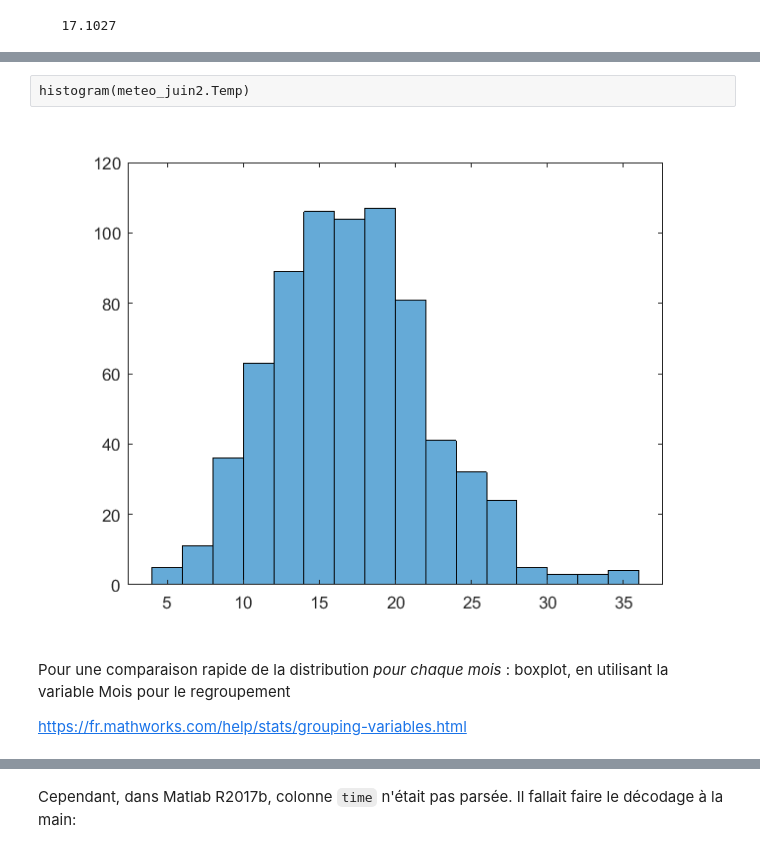
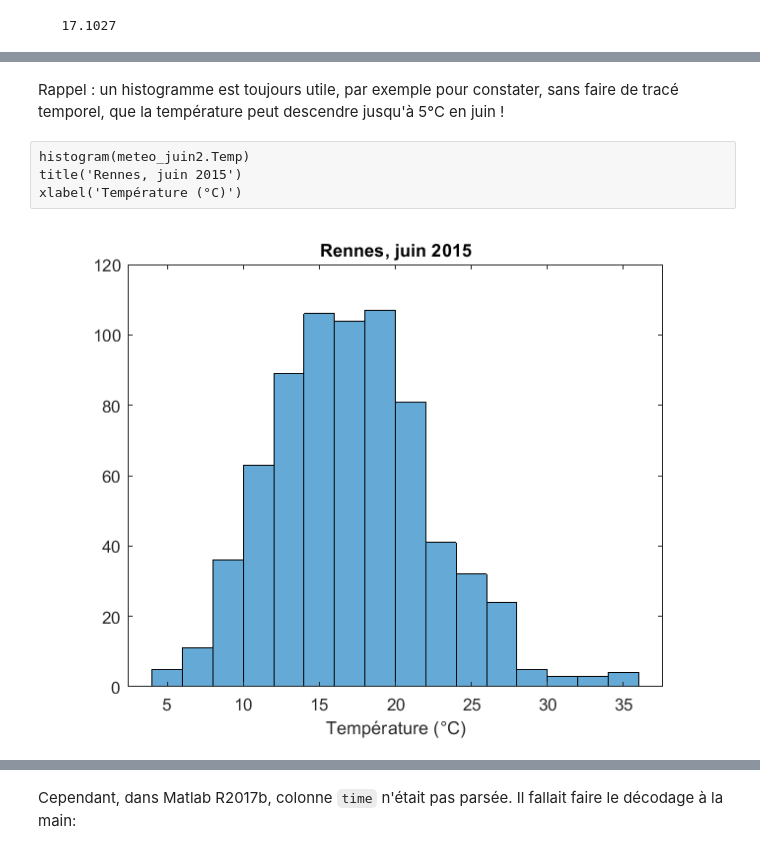
Before and after one commit to pierre-haessig/matlab-data-course, a Jupyter notebook: Matlab exploration/Exploration données Matlab.ipynb, the cells around one changed output, grey strips where cells are left out. Saved outputs shown, nothing was run; the diff lists cells and outputs as text.

```diff
--- a/Matlab exploration/Exploration données Matlab.ipynb
+++ b/Matlab exploration/Exploration données Matlab.ipynb
@@ -265,8 +351,8 @@ disp(nanmean(meteo_juin2.Temp))
+# %% [markdown]
+Rappel : un histogramme est toujours utile, par exemple pour constater, sans faire de tracé temporel, que la température peut descendre jusqu'à 5°C en juin !
 # %%
 histogram(meteo_juin2.Temp)
+title('Rennes, juin 2015')
+xlabel('Température (°C)')
 # %% [output]
-[figure, old version]
+[figure, new version]
-# %% [markdown]
-Pour une comparaison rapide de la distribution *pour chaque mois* : boxplot, en utilisant la variable Mois pour le regroupement
-
-https://fr.mathworks.com/help/stats/grouping-variables.html
```
Also changed, not shown: parts of 114 cells of this notebook.
